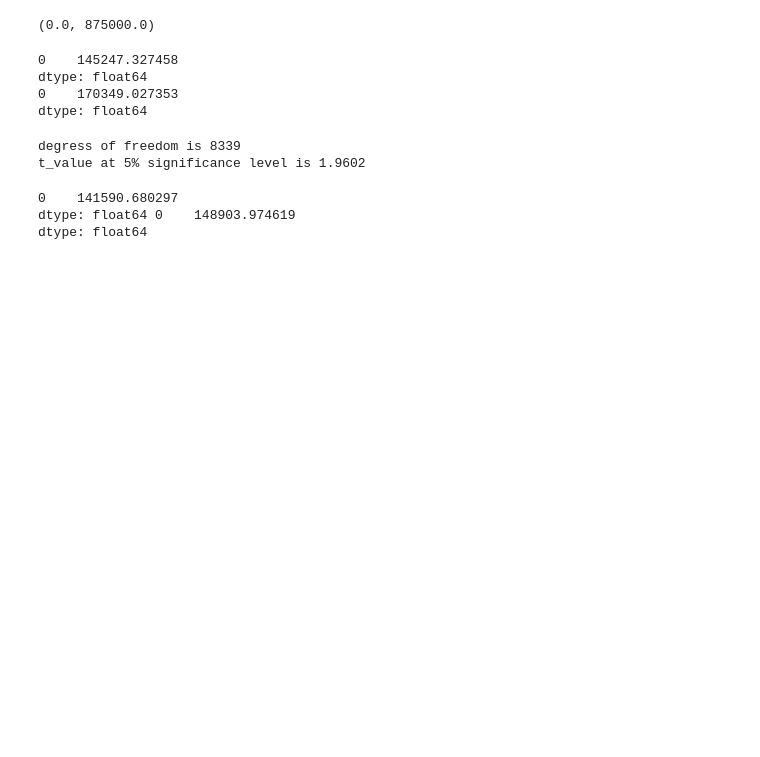
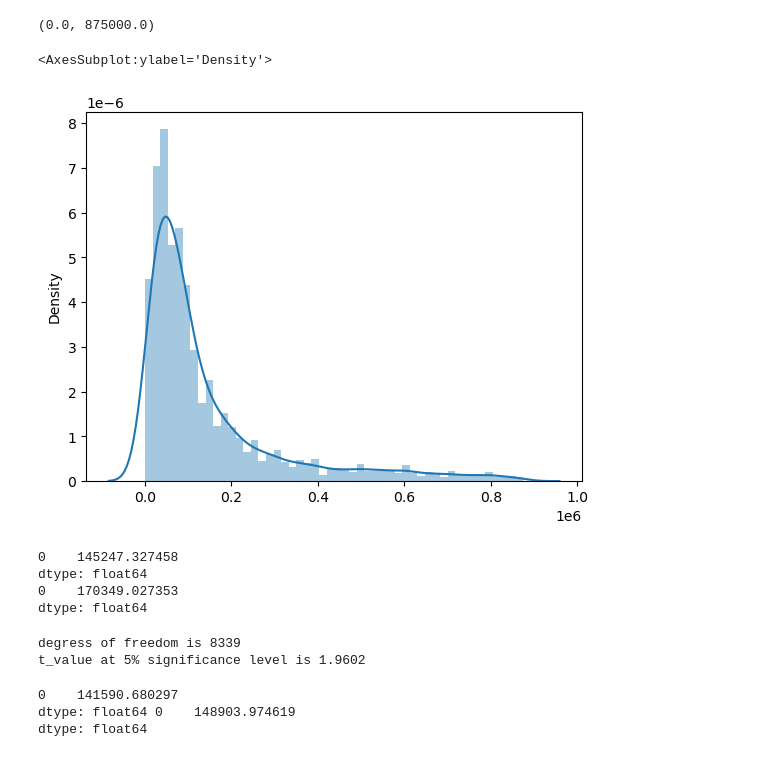
Before and after one commit to reshmaap/SA1, a Jupyter notebook: Stats.ipynb, the cells around one changed output. Drawn from its saved outputs; the diff is of its cells as text; code cells hidden in the pictures; blank space fills up the shorter version.

```diff
--- a/Stats.ipynb
+++ b/Stats.ipynb
@@ -39,6 +43,11 @@ len(final_data) #8340 useful records
 min(final_data), max(final_data)
 # %% [output]
 (0.0, 875000.0)
+# %%
+sns.distplot(final_data)
+# %% [output]
+<AxesSubplot:ylabel='Density'>
+[figure, added]
 # %%
 GOP = pd.DataFrame(final_data)
 # %%
```
Also changed, not shown: parts of 45 cells of this notebook.
